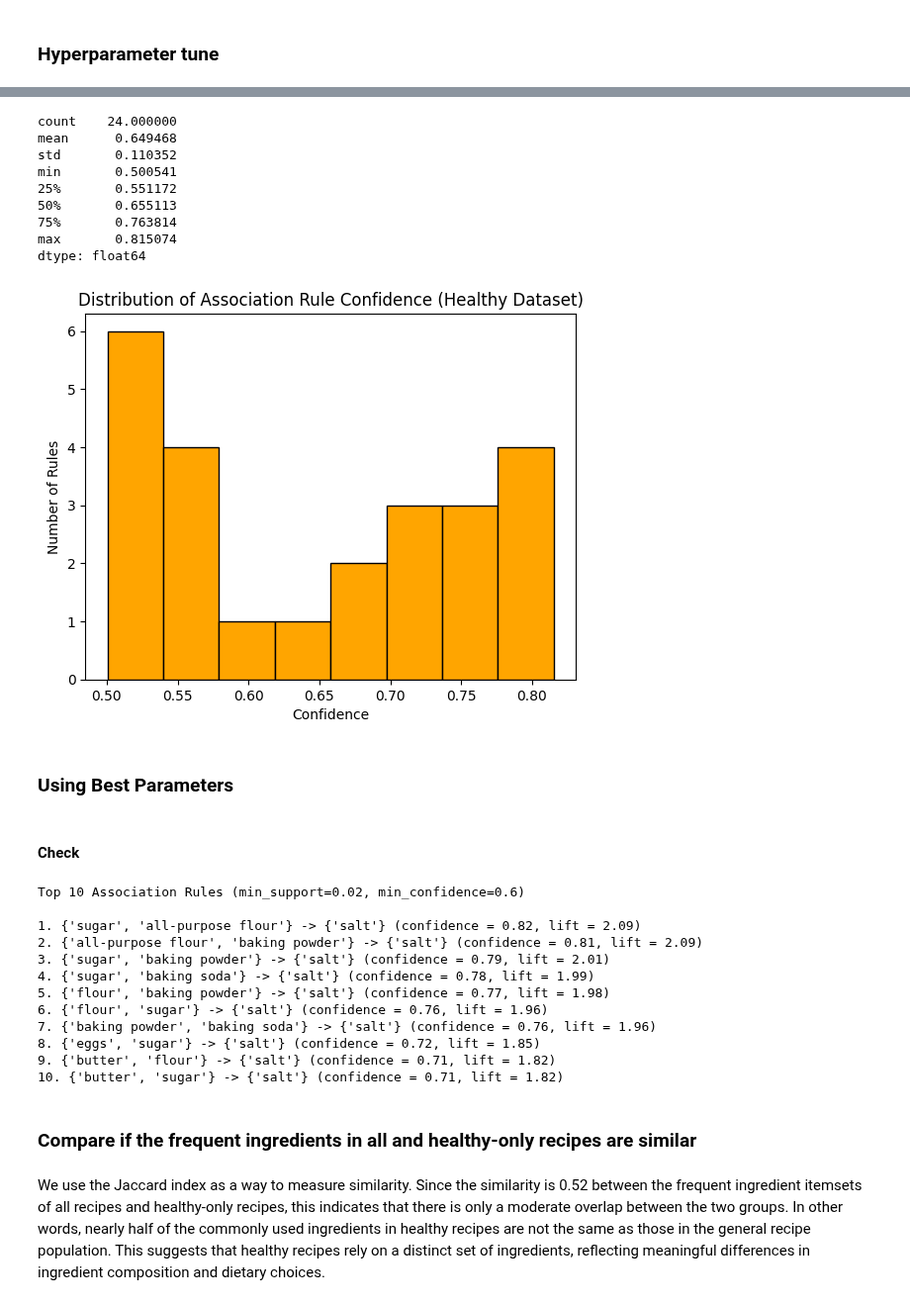
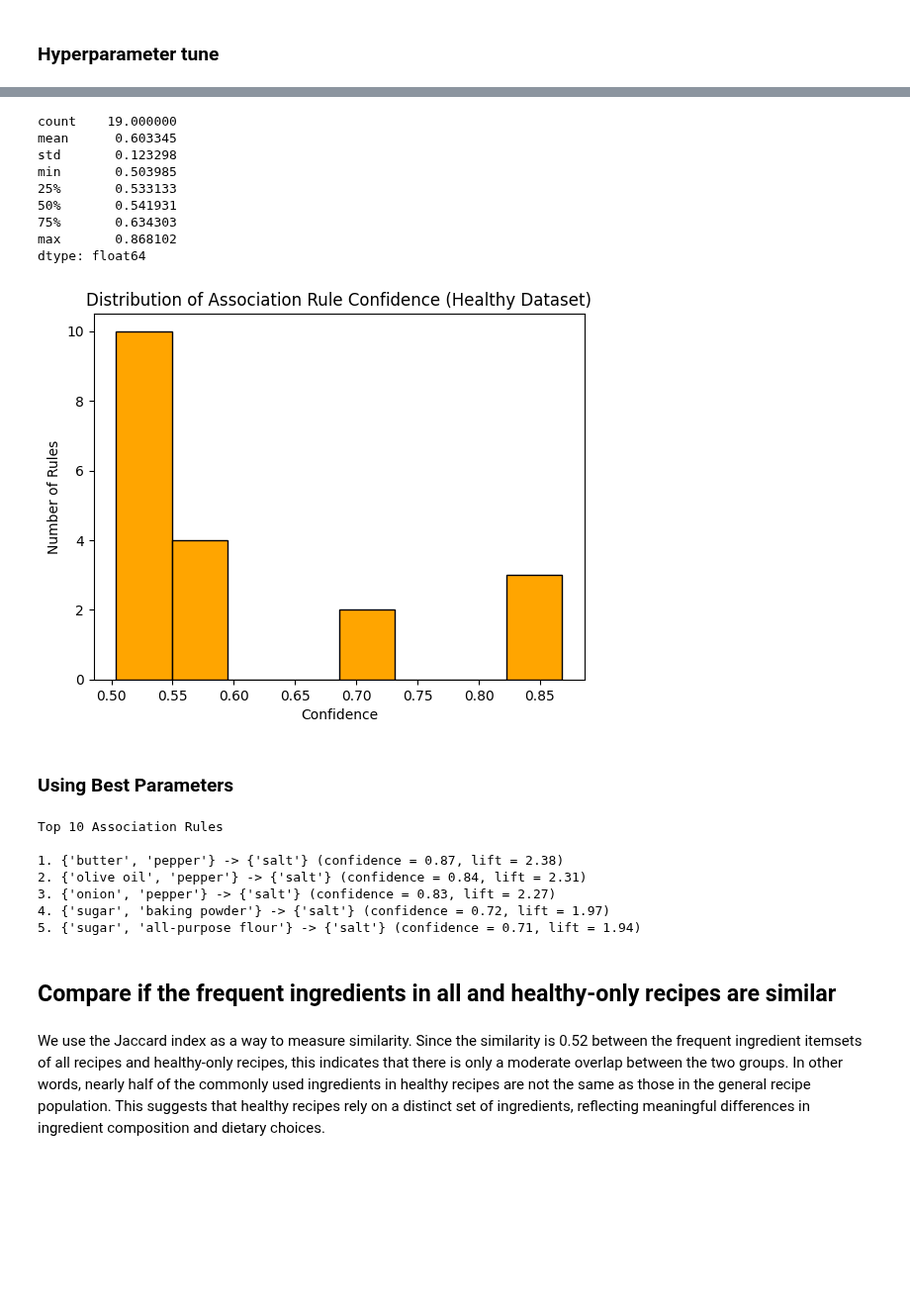
Before and after one commit to BSDSBA-JF/ML-II-Labs, a Jupyter notebook: BDCC-01/02_fim_with_mariel_updates.ipynb, the cells around one changed output, grey strips where cells are left out. Shown at 99% size. Drawn from its saved outputs; the diff is of its cells as text; code cells hidden in the pictures; blank space fills up the shorter version.

```diff
--- a/BDCC-01/02_fim_with_mariel_updates.ipynb
+++ b/BDCC-01/02_fim_with_mariel_updates.ipynb
@@ -307,55 +337,53 @@ import pandas as pd
 import matplotlib.pyplot as plt
 
 # --- Use the tuned or chosen min_support from Step 1 ---
-min_support = 0.02
+min_support = 0.015
 
 # --- Compute minimum support count ---
 minsup_count = max(1, int(len(df_healthy) * min_support))
 
 # --- Mine frequent itemsets for healthy recipes ---
 healthy_freq_ingredients = pyfpgrowth.find_frequent_patterns(
     df_healthy['ingredients'].to_list(), minsup_count
 )
 
 # --- Generate association rules with a LOW confidence threshold ---
 # We start low (e.g., 0.5) to capture the full confidence distribution
 healthy_rules=pyfpgrowth.generate_association_rules(healthy_freq_ingredients,
                                                       0.5)
 
 # --- Extract all confidence values ---
 confidences = [conf for (_, (__, conf)) in healthy_rules.items()]
 
 # --- Show descriptive statistics of confidence distribution ---
 print(pd.Series(confidences).describe())
 
 # --- Plot histogram of confidence values ---
 plt.hist(confidences, bins=8, color='orange', edgecolor='black')
 plt.title("Distribution of Association Rule Confidence (Healthy Dataset)")
 plt.xlabel("Confidence")
 plt.ylabel("Number of Rules")
 plt.show()
 # %% [output]
-count    24.000000
-mean      0.649468
-std       0.110352
-min       0.500541
-25%       0.551172
-50%       0.655113
-75%       0.763814
-max       0.815074
+count    19.000000
+mean      0.603345
+std       0.123298
+min       0.503985
+25%       0.533133
+50%       0.541931
+75%       0.634303
+max       0.868102
 dtype: float64
-[figure, old version]
+[figure, new version]
 # %% [markdown]
 ### Using Best Parameters
-# %% [markdown]
-#### Check
 # %%
 import pyfpgrowth
 import pandas as pd
 
 # --- Set tuned hyperparameters ---
-min_support = 0.02
-min_confidence = 0.6
+min_support = 0.015
+min_confidence = 0.58
 
 # --- Compute minimum support count ---
 minsup_count = max(1, int(len(df_healthy) * min_support))
@@ -400,11 +428,10 @@ lifted_rules = sorted(
     reverse=True
 )
 
-# --- Get Top 10 rules ---
 top10_rules_lift = lifted_rules[:10]
 
 # --- Display neatly ---
-print("Top 10 Association Rules (min_support=0.02, min_confidence=0.6)\n")
+print("Top 10 Association Rules\n")
 
 for i, (antecedent, consequent, confidence, lift) in enumerate(
     top10_rules_lift, start=1
@@ -414,20 +441,15 @@ for i, (antecedent, consequent, confidence, lift) in enumerate(
         f"(confidence = {confidence:.2f}, lift = {lift:.2f})"
     )
 # %% [output]
-Top 10 Association Rules (min_support=0.02, min_confidence=0.6)
+Top 10 Association Rules
 
-1. {'sugar', 'all-purpose flour'} -> {'salt'} (confidence = 0.82, lift = 2.09)
-2. {'all-purpose flour', 'baking powder'} -> {'salt'} (confidence = 0.81, lift = 2.09)
-3. {'sugar', 'baking powder'} -> {'salt'} (confidence = 0.79, lift = 2.01)
-4. {'sugar', 'baking soda'} -> {'salt'} (confidence = 0.78, lift = 1.99)
-5. {'flour', 'baking powder'} -> {'salt'} (confidence = 0.77, lift = 1.98)
-6. {'flour', 'sugar'} -> {'salt'} (confidence = 0.76, lift = 1.96)
-7. {'baking powder', 'baking soda'} -> {'salt'} (confidence = 0.76, lift = 1.96)
-8. {'eggs', 'sugar'} -> {'salt'} (confidence = 0.72, lift = 1.85)
-9. {'butter', 'flour'} -> {'salt'} (confidence = 0.71, lift = 1.82)
-10. {'butter', 'sugar'} -> {'salt'} (confidence = 0.71, lift = 1.82)
+1. {'butter', 'pepper'} -> {'salt'} (confidence = 0.87, lift = 2.38)
+2. {'olive oil', 'pepper'} -> {'salt'} (confidence = 0.84, lift = 2.31)
+3. {'onion', 'pepper'} -> {'salt'} (confidence = 0.83, lift = 2.27)
+4. {'sugar', 'baking powder'} -> {'salt'} (confidence = 0.72, lift = 1.97)
+5. {'sugar', 'all-purpose flour'} -> {'salt'} (confidence = 0.71, lift = 1.94)
 # %% [markdown]
-### Compare if the frequent ingredients in all and healthy-only recipes are similar
+## Compare if the frequent ingredients in all and healthy-only recipes are similar
 # %% [markdown]
 We use the Jaccard index as a way to measure similarity. Since the similarity is 0.52 between the frequent ingredient itemsets of all recipes and healthy-only recipes, this indicates that there is only a moderate overlap between the two groups. In other words, nearly half of the commonly used ingredients in healthy recipes are not the same as those in the general recipe population. This suggests that healthy recipes rely on a distinct set of ingredients, reflecting meaningful differences in ingredient composition and dietary choices.
 # %%
```
Also changed, not shown: parts of 15 cells of this notebook.
